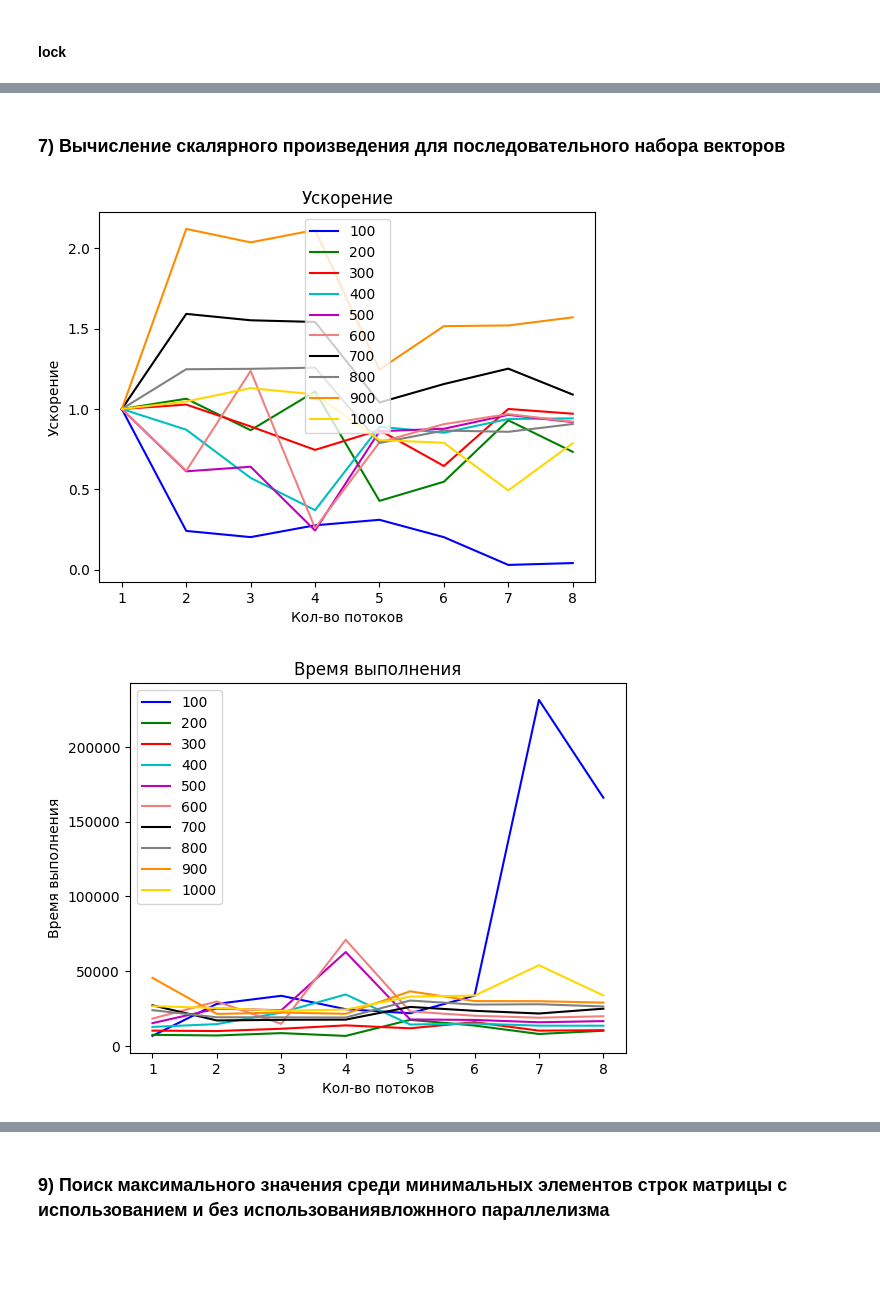
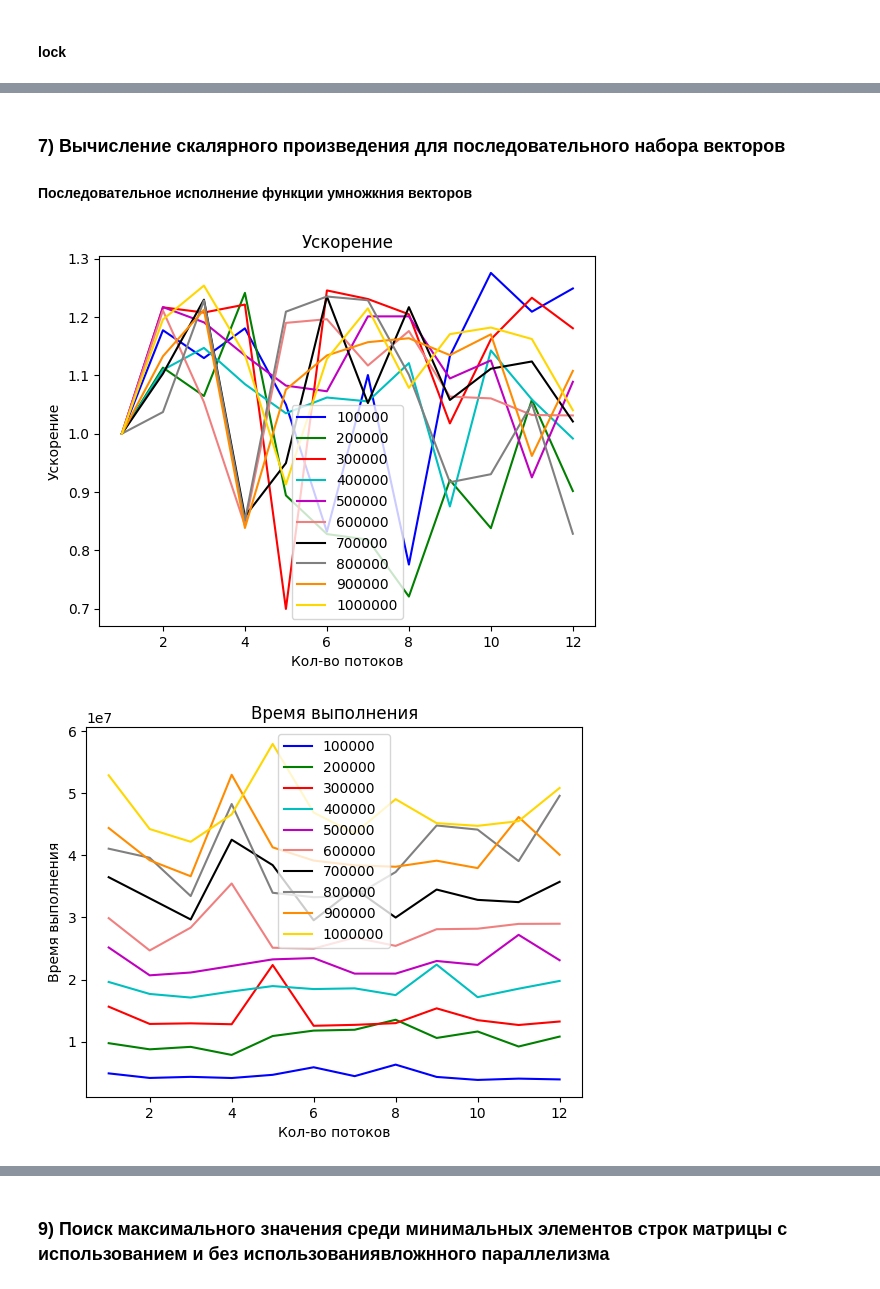
Before and after one commit to 9Neechan/spbu_studies, a Jupyter notebook: supercomputing_basics/parallel_OpenMP/graphics.ipynb, the cells around one changed output, grey strips where cells are left out. Drawn from its saved outputs; the diff is of its cells as text; code cells hidden in the pictures; blank space fills up the shorter version.

```diff
--- a/supercomputing_basics/parallel_OpenMP/graphics.ipynb
+++ b/supercomputing_basics/parallel_OpenMP/graphics.ipynb
@@ -140,7 +196,8 @@ draw('table6_l.csv')
 # %% [markdown]
 ### 7)  Вычисление скалярного произведения для последовательного набора векторов
+#### Последовательное исполнение функции умножкния векторов
 # %%
-draw('table7.csv')
+draw('table7_serial.csv')
 # %% [output]
-[figure, old version]
+[figure, new version]
-[figure, old version]
+[figure, new version]
```
Also changed, not shown: parts of 24 cells of this notebook, 37 other files.
